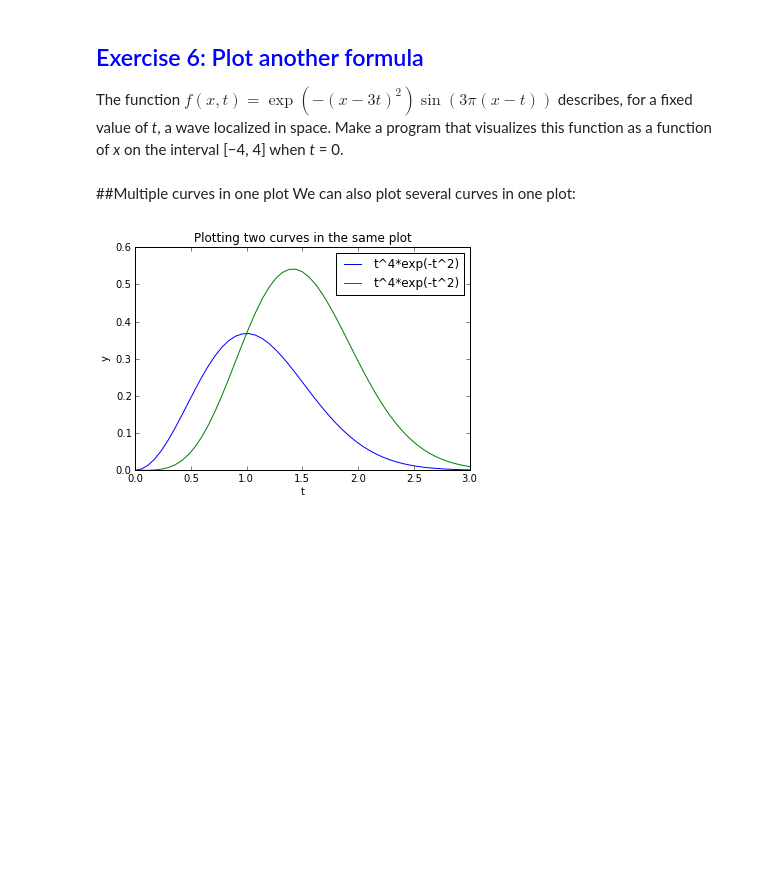
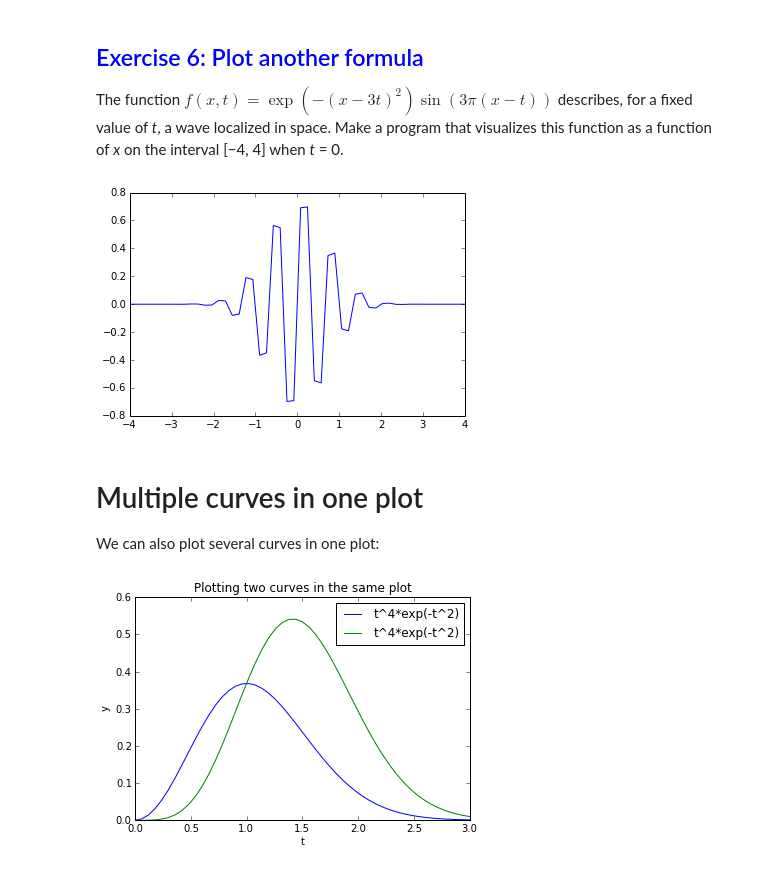
Before and after one commit to thomasgibson/Introduction-to-Python-programming-for-MPECDT, a Jupyter notebook: notebook/Python-4.ipynb, the cells around one changed output. Drawn from its saved outputs; the diff is of its cells as text; code cells hidden in the pictures; blank space fills up the shorter version.

```diff
--- a/notebook/Python-4.ipynb
+++ b/notebook/Python-4.ipynb
@@ -291,8 +333,21 @@ The function</br></br>
 $f(x, t) = \exp(-(x - 3t)^2)\sin(3\pi(x - t))$
 </br></br>
 describes, for a fixed value of *t*, a wave localized in space. Make a program that visualizes this function as a function of *x* on the interval [−4, 4] when *t* = 0.
+# %%
+def f(x,t):
+    return exp(-(x-3*t)**2)*sin(3*pi*(x-t))
+
+x = linspace(-4,4)
+t = 0
+
+y = f(x,t)
+
+plot(x,y)
+show()
+# %% [output]
+[figure, added]
 # %% [markdown]
-##Multiple curves in one plot
+# Multiple curves in one plot
 We can also plot several curves in one plot:
 # %%
 def f1(t):
```
Also changed, not shown: parts of 9 cells of this notebook.
